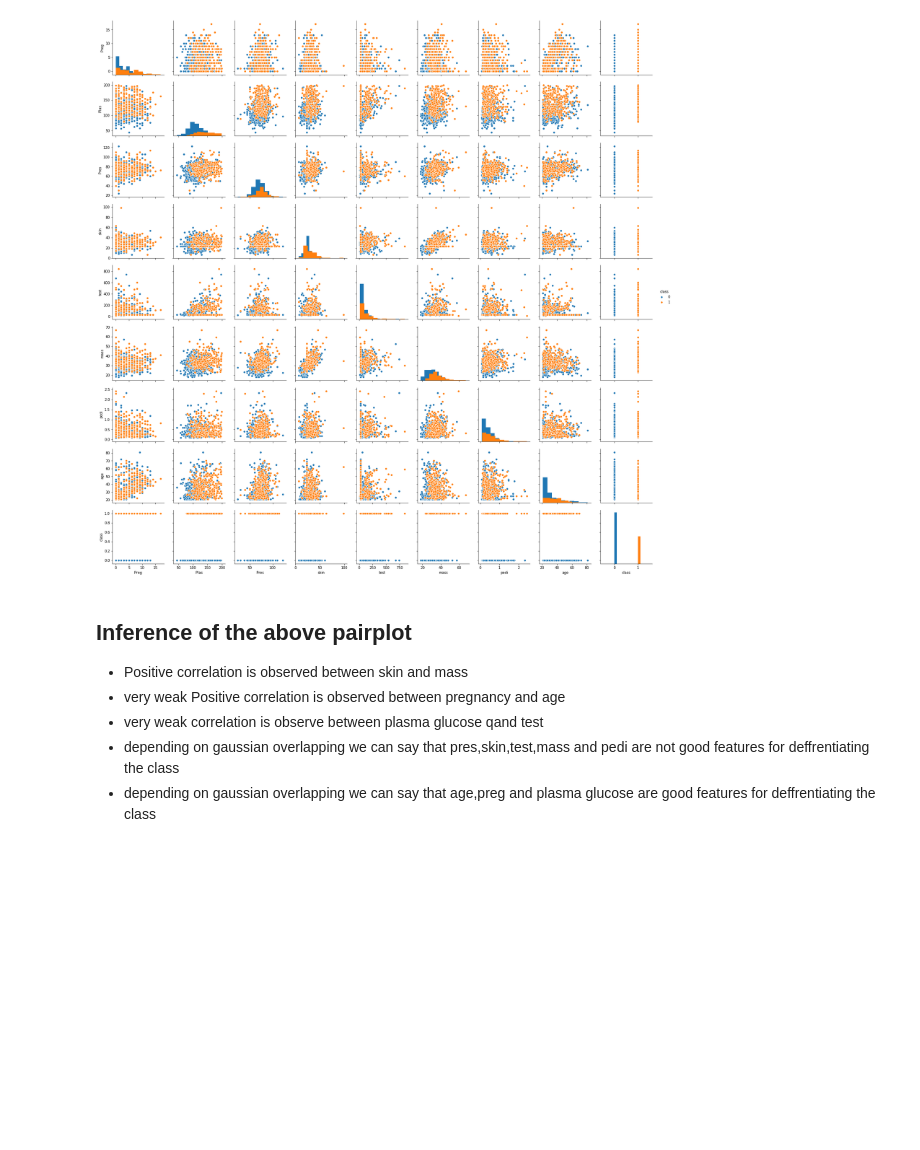
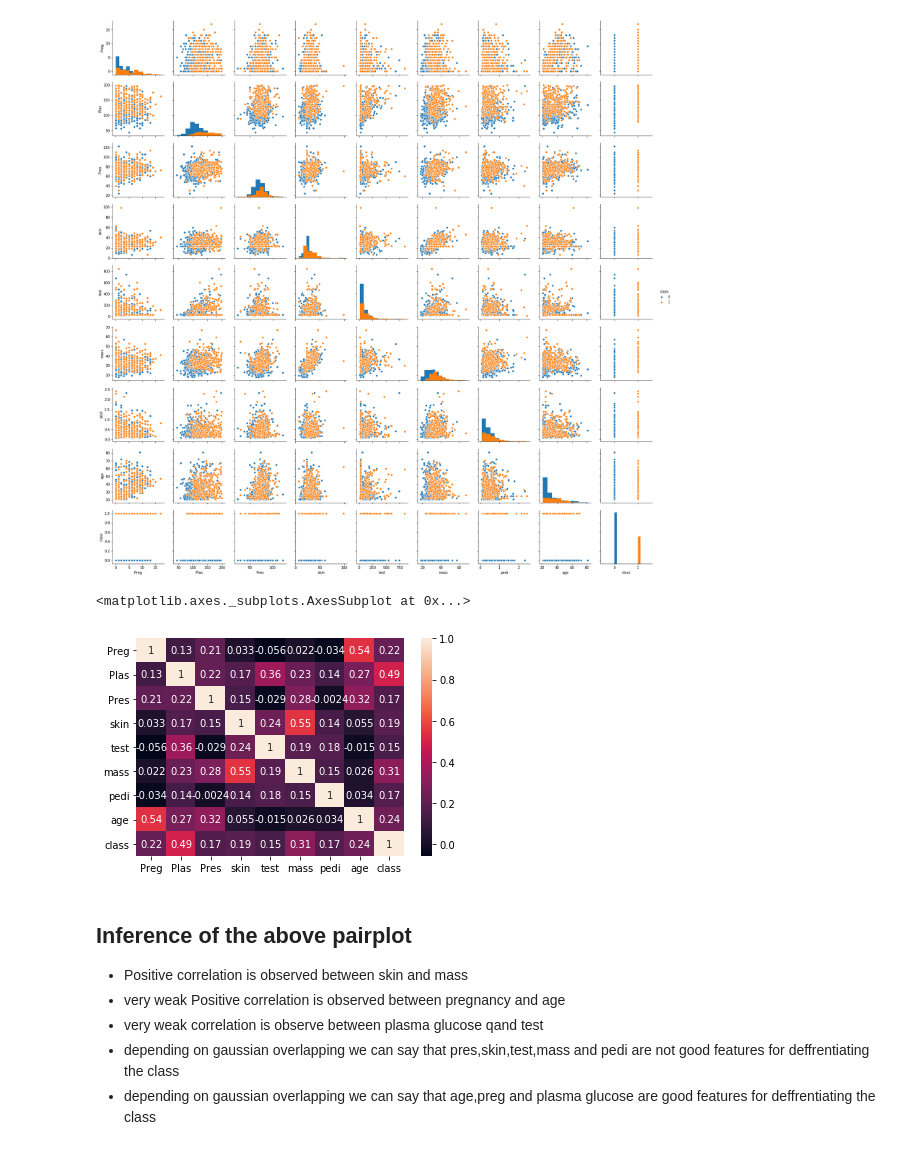
Before and after one commit to GreatLearningAIML1/pune-july19-batch-parikshitbangde, a Jupyter notebook: R3-Internal Lab-Pima-1.ipynb, the cells around one changed output. Cells and saved outputs as stored; diff of their text form; code cells hidden in the pictures; blank space fills up the shorter version.

```diff
--- a/R3-Internal Lab-Pima-1.ipynb
+++ b/R3-Internal Lab-Pima-1.ipynb
@@ -191,6 +191,11 @@ sns.pairplot(pima_df, diag_kind= 'hist' , hue ='class')
 # %% [output]
 <seaborn.axisgrid.PairGrid at 0x...>
 [figure]
+# %%
+sns.heatmap(pima_df.corr(),annot=True)
+# %% [output]
+<matplotlib.axes._subplots.AxesSubplot at 0x...>
+[figure, added]
 # %% [markdown]
 ## Inference of the above pairplot
 
```
Also changed, not shown: parts of 4 cells of this notebook.
